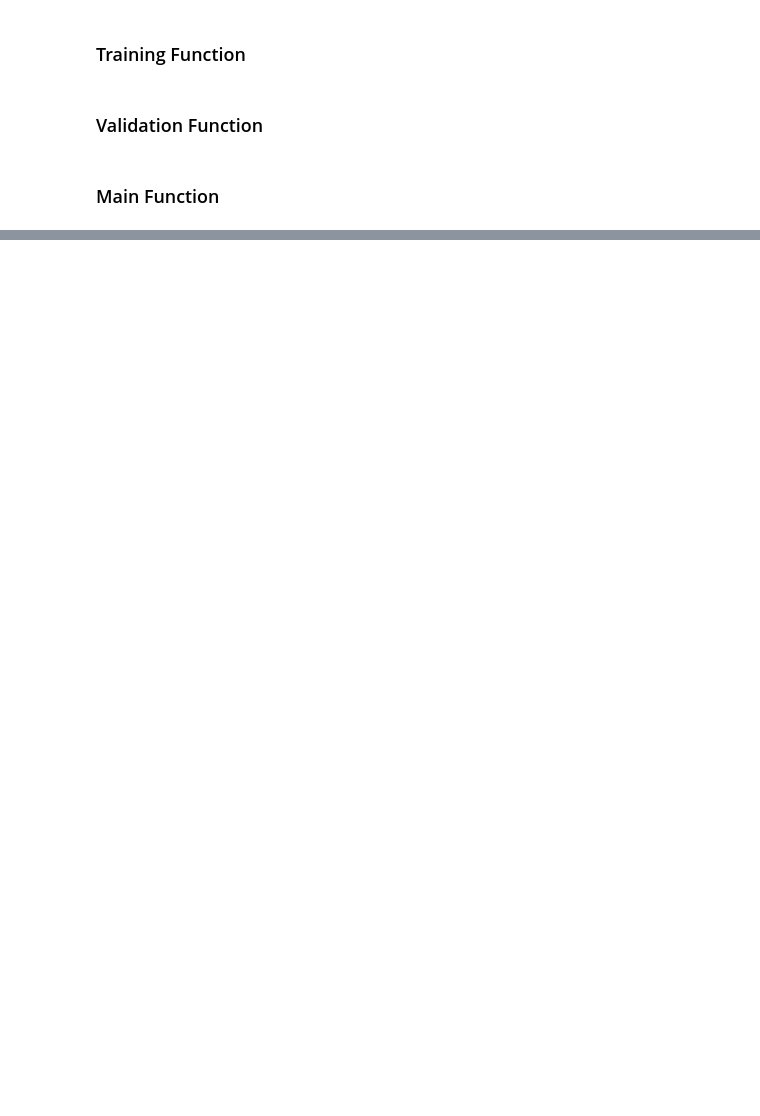
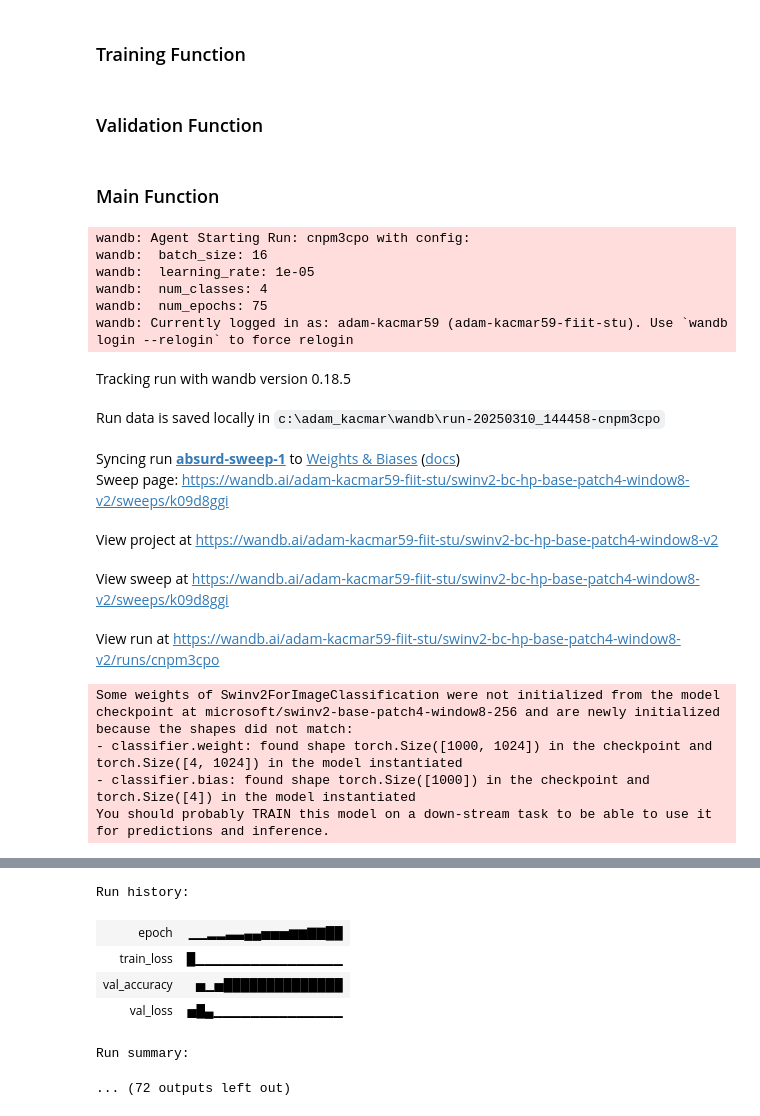
Before and after one commit to adamkacmar/bc-grape-disease, a Jupyter notebook: swinv2_hyperparams.ipynb, the cells around one changed output, grey strips where cells are left out. Saved outputs shown, nothing was run; the diff lists cells and outputs as text; code cells hidden in the pictures; blank space fills up the shorter version.

```diff
--- a/swinv2_hyperparams.ipynb
+++ b/swinv2_hyperparams.ipynb
@@ -32,4 +37,4 @@ sweep_config = {
     }
 }
 
-sweep_id = wandb.sweep(sweep_config, project="swinv2-bc-hp-tiny-patch4-window8")
+sweep_id = wandb.sweep(sweep_config, project="swinv2-bc-hp-base-patch4-window8-v2")
@@ -36,7 +45,17 @@ sweep_id = wandb.sweep(sweep_config, project="swinv2-bc-hp-tiny-patch4-window8")
 # %% [markdown]
 ### Data Preprocessing
 # %%
-image_processor = AutoImageProcessor.from_pretrained("microsoft/swinv2-tiny-patch4-window8-256")
+image_processor = AutoImageProcessor.from_pretrained("microsoft/swinv2-base-patch4-window8-256")
+
+transform_train = transforms.Compose([
+    transforms.Resize((256, 256)),
+    transforms.RandomRotation(degrees=15),  # Rotate up to ±15 degrees
+    transforms.RandomAffine(degrees=15, translate=(0.1, 0.1)),  # Small affine transformation
+    transforms.RandomPerspective(distortion_scale=0.5, p=0.5),  # Apply random perspective distortion
+    transforms.ToTensor(),
+    transforms.Normalize(mean=image_processor.image_mean, std=image_processor.image_std)
+])
+
 transform = transforms.Compose([
     transforms.Resize((256, 256)),
     transforms.ToTensor(),
@@ -100,7 +168,7 @@ def validate(model, val_loader, criterion):
 # %%
 import os
 
-os.makedirs('hp-models-tiny', exist_ok=True)
+os.makedirs('hp-swinv2-base', exist_ok=True)
 device = "cuda" if torch.cuda.is_available() else "cpu"
 def train_with_sweep():
     # Initialize W&B
@@ -110,8 +178,8 @@ def train_with_sweep():
     config = wandb.config
 
     # Set up model
-    model = SwinForImageClassification.from_pretrained(
-        "microsoft/swinv2-tiny-patch4-window8-256",
+    model = Swinv2ForImageClassification.from_pretrained(
+        "microsoft/swinv2-base-patch4-window8-256",
         num_labels=config.num_classes,
         ignore_mismatched_sizes=True)
     model.to(device)
@@ -156,7 +224,7 @@ def train_with_sweep():
             best_val_loss = val_loss
             patience_counter = 0  # Reset patience counter
             # Save the model if it's the best so far
-            torch.save(model.state_dict(), f'hp-models-tiny/model_lr{config.learning_rate}_bs{config.batch_size}.pth')
+            torch.save(model.state_dict(), f'hp-swinv2-base/model_epoch{epoch+1}_model_lr{config.learning_rate}_bs{config.batch_size}_valLoss{val_loss:.4f}.pth')
             print(f"New best model saved. Validation Loss: {val_loss:.4f}")
         else:
             patience_counter += 1
@@ -168,7 +236,7 @@ def train_with_sweep():
             break
 
     print("Evaluating the best model on the test dataset...")
-    model.load_state_dict(torch.load(f'hp-models-tiny/model_lr{config.learning_rate}_bs{config.batch_size}.pth'))
+    model.load_state_dict(torch.load(f'hp-swinv2-base/model_epoch{epoch+1}_model_lr{config.learning_rate}_bs{config.batch_size}_valLoss{val_loss:.4f}.pth'))
     model.eval()
     all_preds = []
     all_labels = []
@@ -187,3 +255,21 @@ def train_with_sweep():
     wandb.log({'final_test_accuracy': test_accuracy})
 
 wandb.agent(sweep_id, function=train_with_sweep)
+# %% [output]
+wandb: Agent Starting Run: cnpm3cpo with config:
+wandb:  batch_size: 16
+wandb:  learning_rate: 1e-05
+wandb:  num_classes: 4
+wandb:  num_epochs: 75
+wandb: Currently logged in as: adam-kacmar59 (adam-kacmar59-fiit-stu). Use `wandb login --relogin` to force relogin
+Tracking run with wandb version 0.18.5
+Run data is saved locally in c:\adam_kacmar\wandb\run-20250310_144458-cnpm3cpo
+Syncing run absurd-sweep-1 to Weights & Biases (docs)
+Sweep page: https://wandb.ai/adam-kacmar59-fiit-stu/swinv2-bc-hp-base-patch4-window8-v2/sweeps/k09d8ggi
+View project at https://wandb.ai/adam-kacmar59-fiit-stu/swinv2-bc-hp-base-patch4-window8-v2
+View sweep at https://wandb.ai/adam-kacmar59-fiit-stu/swinv2-bc-hp-base-patch4-window8-v2/sweeps/k09d8ggi
+View run at https://wandb.ai/adam-kacmar59-fiit-stu/swinv2-bc-hp-base-patch4-window8-v2/runs/cnpm3cpo
+Some weights of Swinv2ForImageClassification were not initialized from the model checkpoint at microsoft/swinv2-base-patch4-window8-256 and are newly initialized because the shapes did not match:
+- classifier.weight: found shape torch.Size([1000, 1024]) in the checkpoint and torch.Size([4, 1024]) in the model instantiated
+- classifier.bias: found shape torch.Size([1000]) in the checkpoint and torch.Size([4]) in the model instantiated
+You should probably TRAIN this model on a down-stream task to be able to use it for predictions and inference.
@@ -189,0 +293,7 @@ wandb.agent(sweep_id, function=train_with_sweep)
+Run history:
+| epoch | ▁▁▂▂▃▃▄▄▅▅▅▆▆▇▇██ |
+| train_loss | █▁▁▁▁▁▁▁▁▁▁▁▁▁▁▁▁ |
+| val_accuracy | ▅▁▅██████████████ |
+| val_loss | ▅█▄▁▁▁▁▁▁▁▁▁▁▁▁▁▁ |
+Run summary:
+... (72 outputs left out)
```
Also changed, not shown: parts of 8 cells of this notebook, 2 other files.
